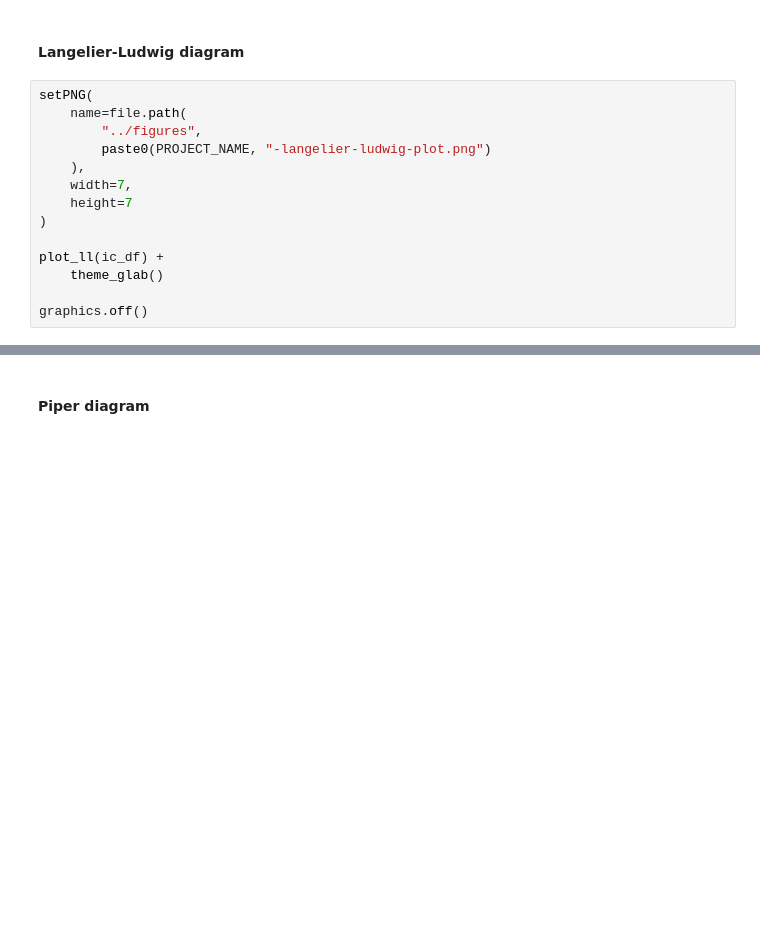
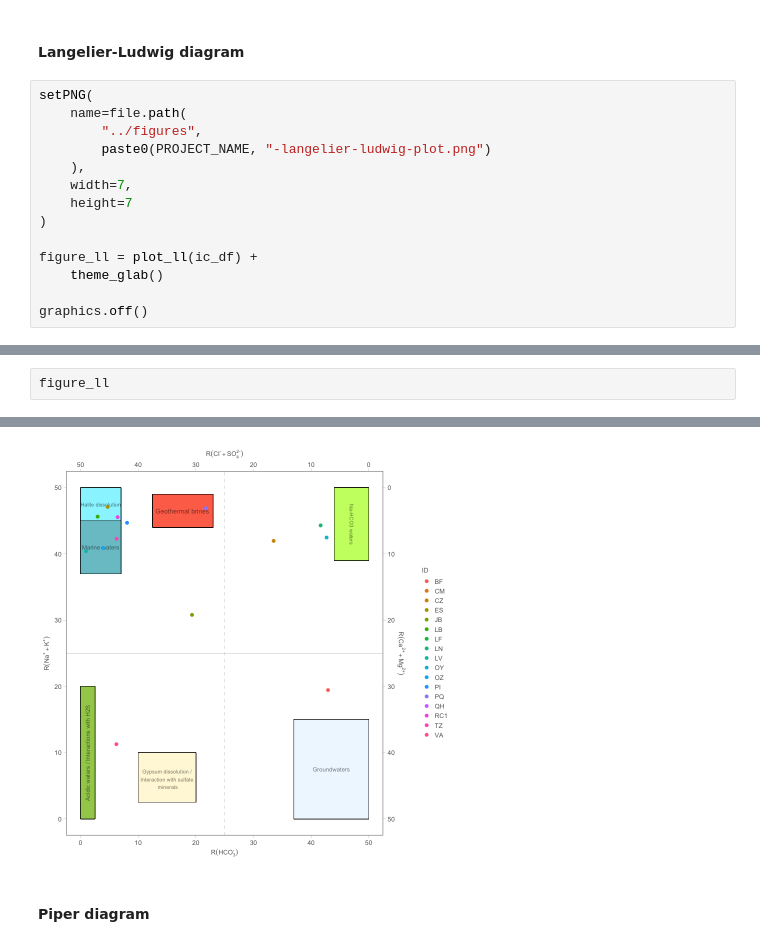
Before and after one commit to giovannellilab/geochem, a Jupyter notebook: notebooks/ARG23.ipynb, the cells around one changed output, grey strips where cells are left out. Cells and saved outputs as stored; diff of their text form; blank space fills up the shorter version.

```diff
--- a/notebooks/ARG23.ipynb
+++ b/notebooks/ARG23.ipynb
@@ -387,7 +395,7 @@ setPNG(
     height=7
 )
 
-plot_ll(ic_df) +
+figure_ll = plot_ll(ic_df) +
     theme_glab()
 
 graphics.off()
@@ -399,0 +406,3 @@ Warning message:
+# %%
+figure_ll
+# %% [output]
@@ -400,3 +411,4 @@ Warning message:
+[figure, added]
 # %% [markdown]
 #### Piper diagram
 # %%
```
Also changed, not shown: parts of 12 cells of this notebook.
